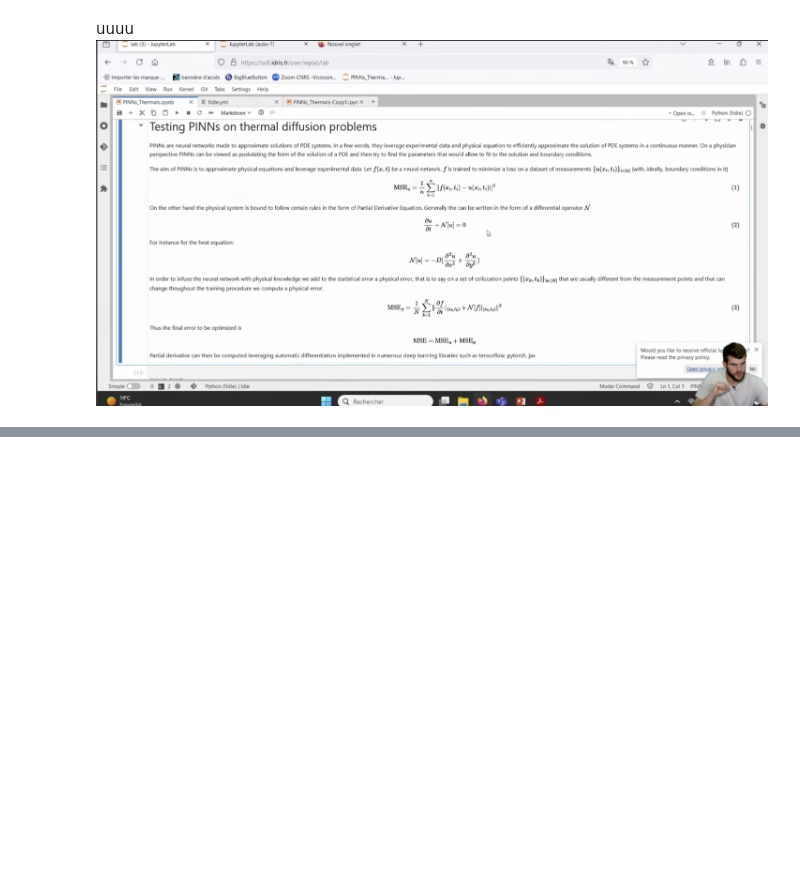
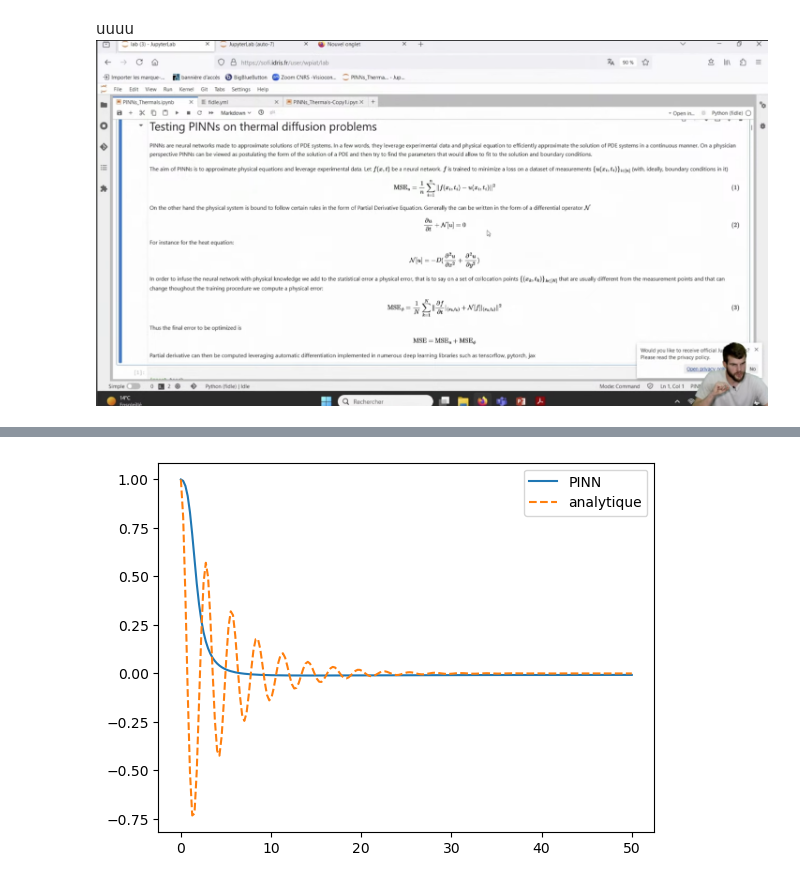
Before and after one commit to AK47meow/research_centralesupelec, a Jupyter notebook: PINN.ipynb, the cells around one changed output, grey strips where cells are left out. Drawn from its saved outputs; the diff is of its cells as text; code cells hidden in the pictures; blank space fills up the shorter version.

```diff
--- a/PINN.ipynb
+++ b/PINN.ipynb
@@ -38,7 +38,7 @@ class MLP(nn.Module):
         layers.append(nn.Linear(hwidth, 1))
         self.network = nn.Sequential(*layers) #differenciable à l'ordre de l'equation differencielle traitée
 
-    def foward(self, t): #time t, predict y
+    def forward(self, t): #time t, predict y
         return self.network(t)
 # %%
 def residual(model, t, params):
@@ -96,8 +95,9 @@ def train(model, tcol, tbc, params, optimizer):
 hlayers = 4
 hwidth = 32
 
-model = MLP(hlayers, hwidth)
+model = MLP(hwidth, hlayers)
 optimizer = torch.optim.Adam(model.parameters(), lr=1e-2)
 
 #generate evaluation/data points
 tbc, tcol = datapoints()
+params = (1.0, 0.4, 5.0)
@@ -114,0 +126,16 @@ for t in range (epochs):
+# %%
+t_test = torch.linspace(0, 50, 200).reshape(-1, 1)
+with torch.no_grad():
+    y_pred = model(t_test)
+
+m, mu, k = params
+omega0 = (k/m) ** 0.5
+zeta = mu / (2 * (m*k) ** 0.5)
+omega_d = omega0 * (1 - zeta**2) ** 0.5
+y_true = torch.exp(-zeta*omega0*t_test) * torch.cos(omega_d*t_test)
+
+plt.plot(t_test, y_pred, label="PINN")
+plt.plot(t_test, y_true, "--", label="analytique")
+plt.legend(); plt.show()
+# %% [output]
+[figure, added]
```
Also changed, not shown: parts of 7 cells of this notebook.
